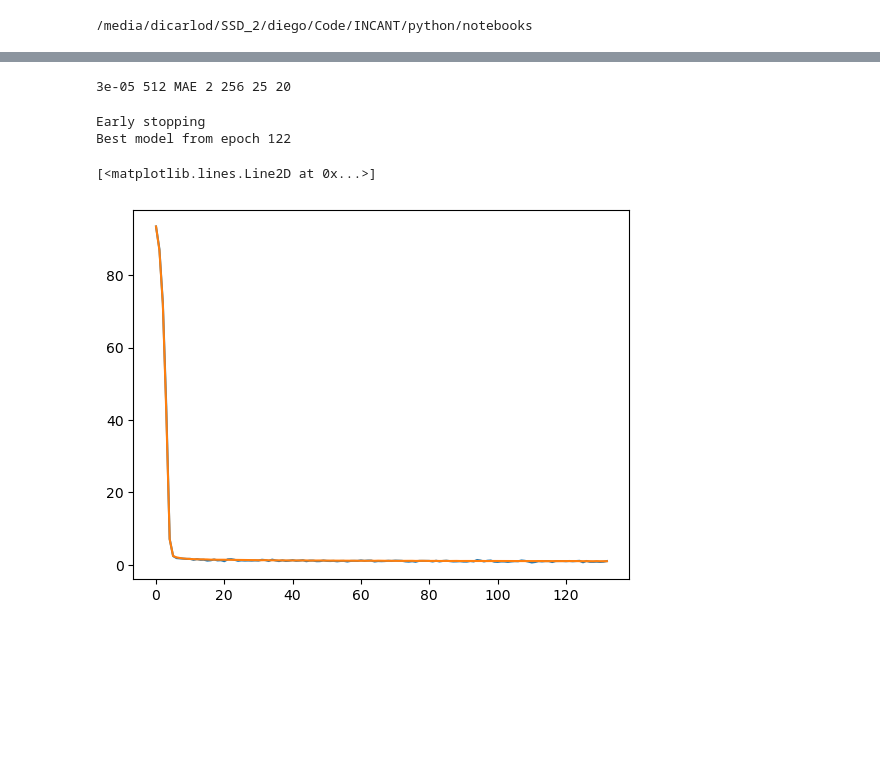
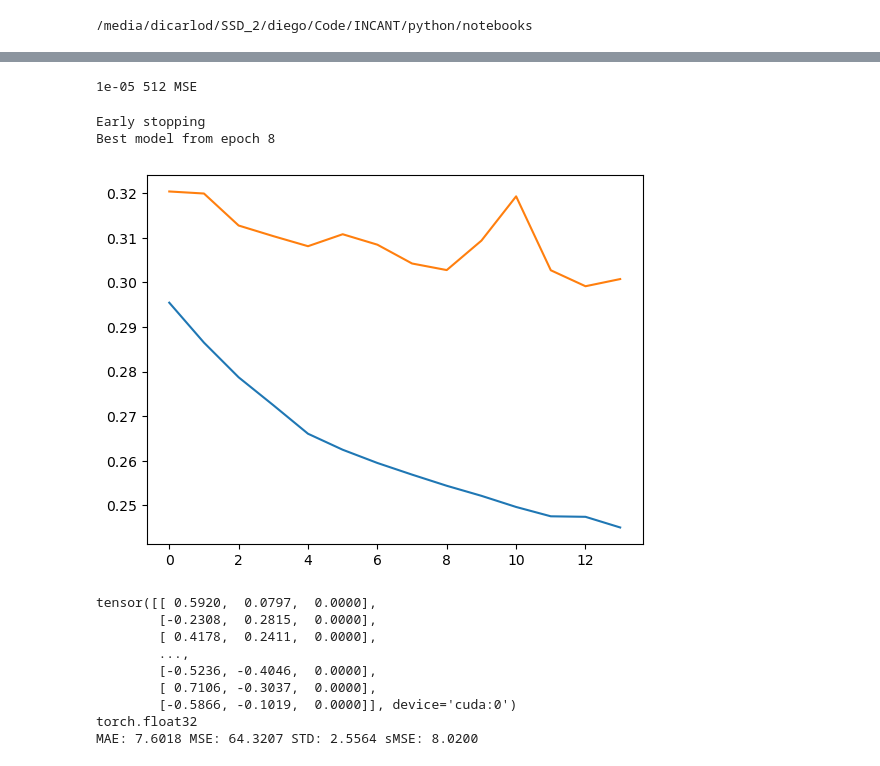
Before and after one commit to PeterJackNaylor/NN-4-change-detection, a Jupyter notebook: python/notebooks/[Sandbox,MWE] SIREN on processed pointcloud.ipynb, the cells around one changed output, grey strips where cells are left out. Cells and saved outputs as stored; diff of their text form; code cells hidden in the pictures; blank space fills up the shorter version.

Commit message:
adding siren

```diff
--- a/python/notebooks/[Sandbox,MWE] SIREN on processed pointcloud.ipynb
+++ b/python/notebooks/[Sandbox,MWE] SIREN on processed pointcloud.ipynb
@@ -170,18 +177,71 @@ epochs = 1000
-# %%
-best_model, results_dict = train_siren(
-        dset_train, dset_val, device, epochs, loss_name='MAE',
-        **params,
-        val_interval=10, trial=None)
-# %% [output]
-3e-05 512 MAE 2 256 25 20
-Early stopping
-Best model from epoch 122
+# %%
+params = {'batch_size': 512,
+ 'feature_space': 30,
+ 'feature_time': 20,
+ 'hidden_dim': 256,
+ 'hidden_num': 3,
+ 'learning_rate': 1e-5}
+epochs = 1000
+
+
+class INCANT(torch.nn.Module):
+    def __init__(self, in_dim, out_dim, hidden_num, hidden_dim, feature_scales):
+        super(INCANT, self).__init__()
+        self.model = SIREN(in_dim, out_dim, hidden_num, hidden_dim, feature_scales)
+        # self.model = RFF(in_dim, out_dim, hidden_num, hidden_dim, 'relu', feature_dim=1024, feature_scale=feature_scales[0] )
+
+    # extend SIREN forward
+    def forward(self, xin):
+        return torch.tanh(self.model(xin))
+
+model = INCANT(
+    in_dim = 3,
+    out_dim = 1,
+    hidden_num = params['hidden_num'],
+    hidden_dim = params['hidden_dim'],
+    feature_scales = [params['feature_space'], params['feature_space'], params['feature_time']]
+)
+epochs = 100
+
+best_model, results_dict = train_siren(
+        model, dset_train, dset_val, device, epochs, loss_name='MSE',
+        batch_size=params['batch_size'], learning_rate=params['learning_rate'],
+        val_interval=10, trial=None, xy_cont=xy_cont, lam_tv = 0.1, clip_grad=False)
+# %% [output]
+1e-05 512 MSE
+Early stopping
+Best model from epoch 8
 # %%
-plt.plot(results_dict['loss_val'])
-plt.plot(results_dict['loss_train'])
+plt.plot(results_dict['loss_train'], label='train')
+plt.plot(results_dict['loss_val'], label='val')
+plt.show()
 # %% [output]
-[<matplotlib.lines.Line2D at 0x...>]
-[figure, old version]
+[figure, new version]
+# %%
+coord_test, reference = dset_val[:]
+print(coord_test)
+print(coord_test.dtype)
+estimaded = best_model(coord_test)
+
+estimaded = (estimaded * dset_t0.target_range) + dset_t0.target_mean
+reference = (reference * dset_t0.target_range) + dset_t0.target_mean
+
+error = torch.abs(estimaded - reference)
+mae = torch.mean(error)
+std = torch.std(error)
+mse = torch.mean(error**2)
+smse = torch.sqrt(mse)
+print(f'MAE: {mae.item():0.4f} MSE: {mse.item():0.4f} STD: {std.item():0.4f} sMSE: {smse.item():0.4f}')
+# %% [output]
+tensor([[ 0.5920,  0.0797,  0.0000],
+        [-0.2308,  0.2815,  0.0000],
+        [ 0.4178,  0.2411,  0.0000],
+        ...,
+        [-0.5236, -0.4046,  0.0000],
+        [ 0.7106, -0.3037,  0.0000],
+        [-0.5866, -0.1019,  0.0000]], device='cuda:0')
+torch.float32
+MAE: 7.6018 MSE: 64.3207 STD: 2.5564 sMSE: 8.0200
 # %%
 coord_test, reference = dset_train[:]
 print(coord_test)
```
Also changed, not shown: parts of 11 cells of this notebook, 2 other files.
